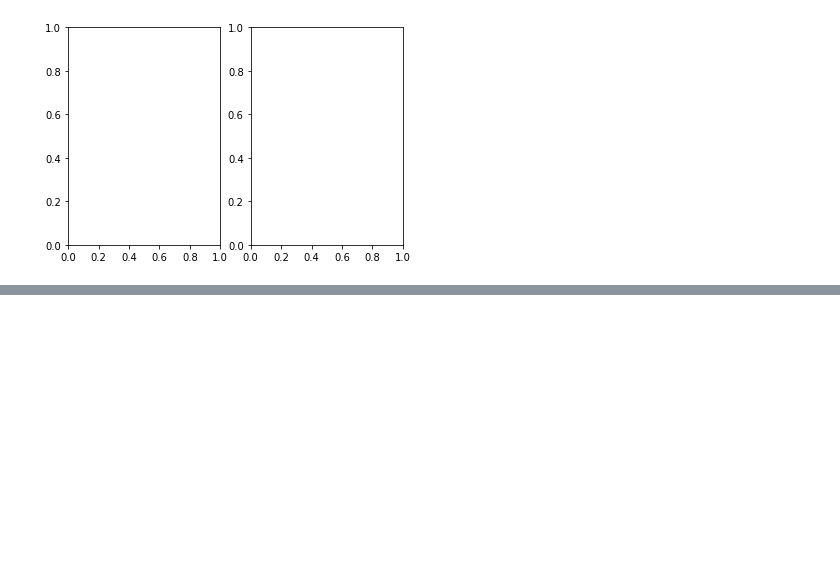
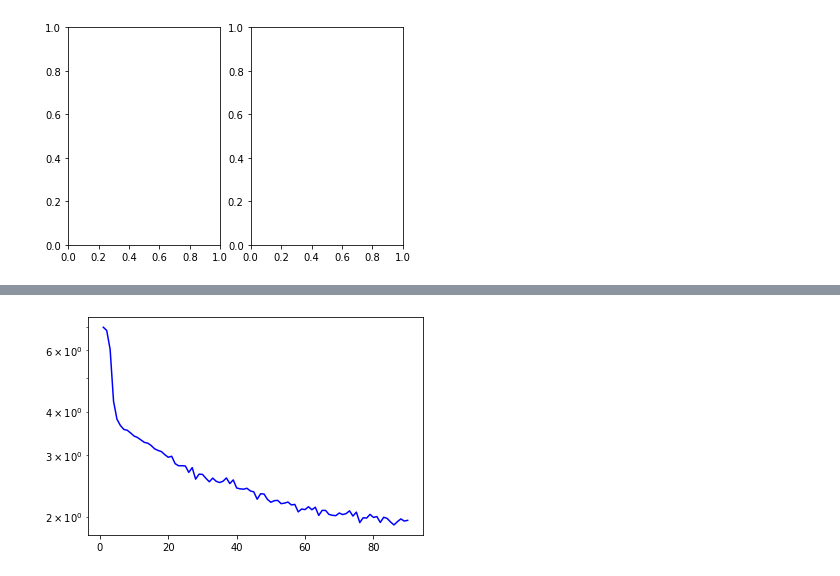
Before and after one commit to Saadkhalid913/ML-Practice, a Jupyter notebook: U_Net.ipynb, the cells around one changed output, grey strips where cells are left out. Cells and saved outputs as stored; diff of their text form; code cells hidden in the pictures; blank space fills up the shorter version.

```diff
--- a/U_Net.ipynb
+++ b/U_Net.ipynb
@@ -422,0 +472,11 @@ plt.imshow(pixels)
+# %%
+new_losses = []
+for i in losses_arr:
+  if i > 0:
+    new_losses.append(i)
+# %%
+plt.plot(np.arange(1, len(new_losses) + 1), new_losses, color = "blue")
+plt.yscale("log")
+plt.show()
+# %% [output]
+[figure, added]
```
Also changed, not shown: parts of 12 cells of this notebook.
